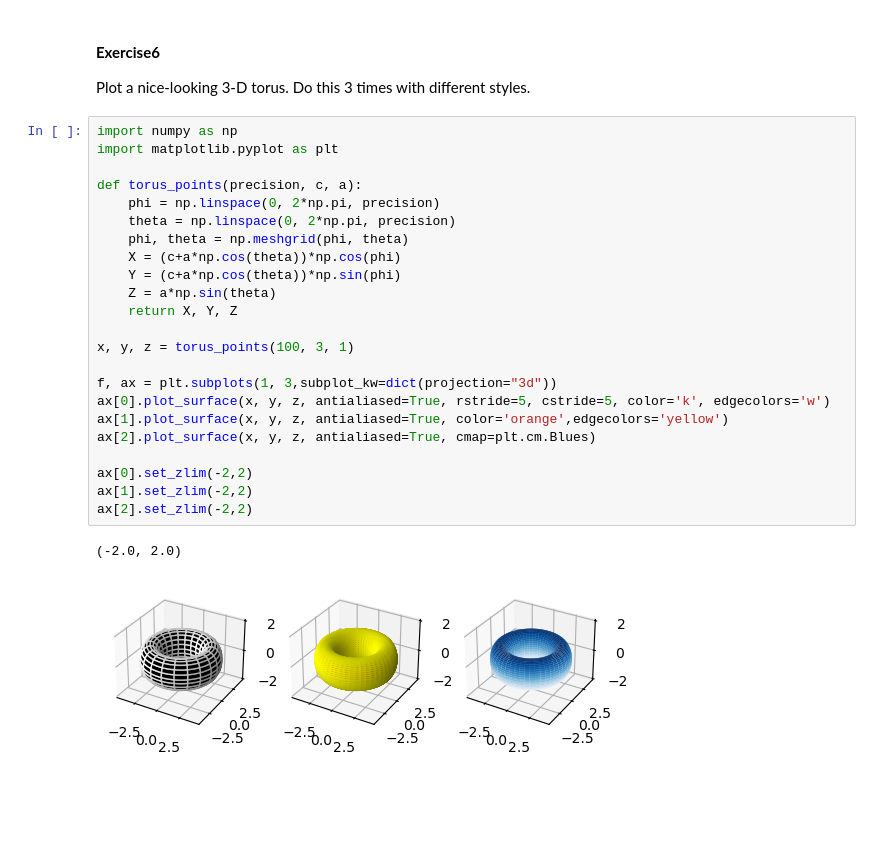
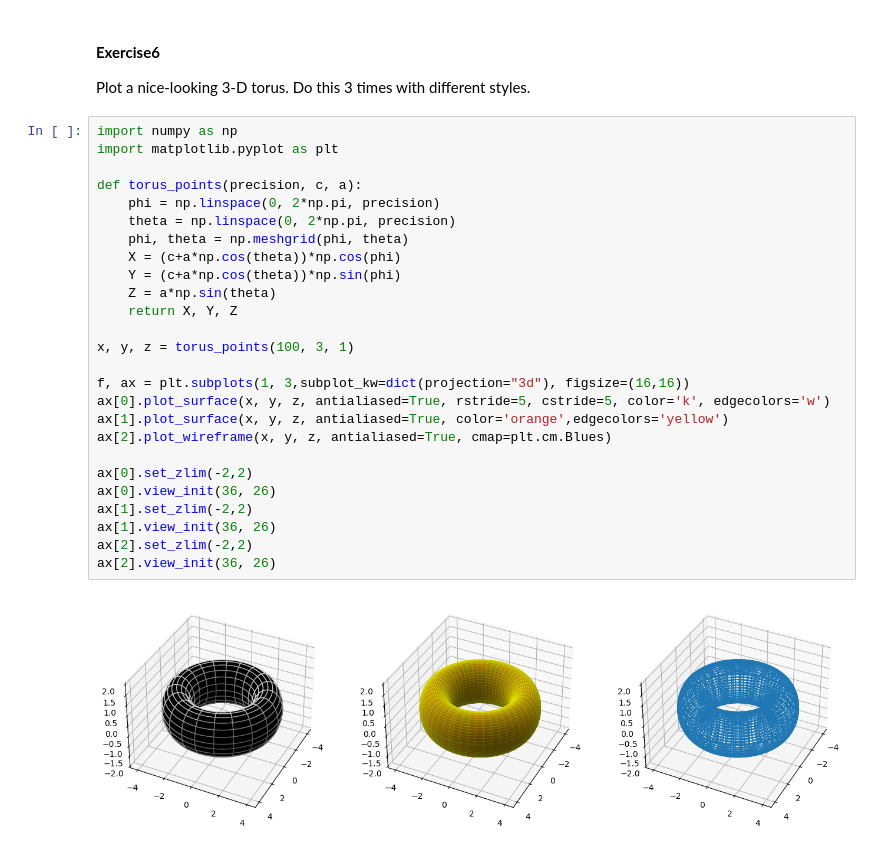
Before and after one commit to loerllemit/ScientificPython_diploma24, a Jupyter notebook: Exercises2-3.ipynb, the cells around one changed output. Saved outputs shown, nothing was run; the diff lists cells and outputs as text; blank space fills up the shorter version.

```diff
--- a/Exercises2-3.ipynb
+++ b/Exercises2-3.ipynb
@@ -189,26 +192,28 @@ Plot a nice-looking 3-D torus. Do this 3 times with different styles.
 # %%
 import numpy as np
 import matplotlib.pyplot as plt
 
 def torus_points(precision, c, a):
     phi = np.linspace(0, 2*np.pi, precision)
     theta = np.linspace(0, 2*np.pi, precision)
     phi, theta = np.meshgrid(phi, theta)
     X = (c+a*np.cos(theta))*np.cos(phi)
     Y = (c+a*np.cos(theta))*np.sin(phi)
     Z = a*np.sin(theta)
     return X, Y, Z
 
 x, y, z = torus_points(100, 3, 1)
 
-f, ax = plt.subplots(1, 3,subplot_kw=dict(projection="3d"))
+f, ax = plt.subplots(1, 3,subplot_kw=dict(projection="3d"), figsize=(16,16))
 ax[0].plot_surface(x, y, z, antialiased=True, rstride=5, cstride=5, color='k', edgecolors='w')
 ax[1].plot_surface(x, y, z, antialiased=True, color='orange',edgecolors='yellow')
-ax[2].plot_surface(x, y, z, antialiased=True, cmap=plt.cm.Blues)
+ax[2].plot_wireframe(x, y, z, antialiased=True, cmap=plt.cm.Blues)
 
 ax[0].set_zlim(-2,2)
+ax[0].view_init(36, 26)
 ax[1].set_zlim(-2,2)
+ax[1].view_init(36, 26)
 ax[2].set_zlim(-2,2)
+ax[2].view_init(36, 26)
 # %% [output]
-(-2.0, 2.0)
-[figure, old version]
+[figure, new version]
```
Also changed, not shown: parts of 3 cells of this notebook, 18 other files.
